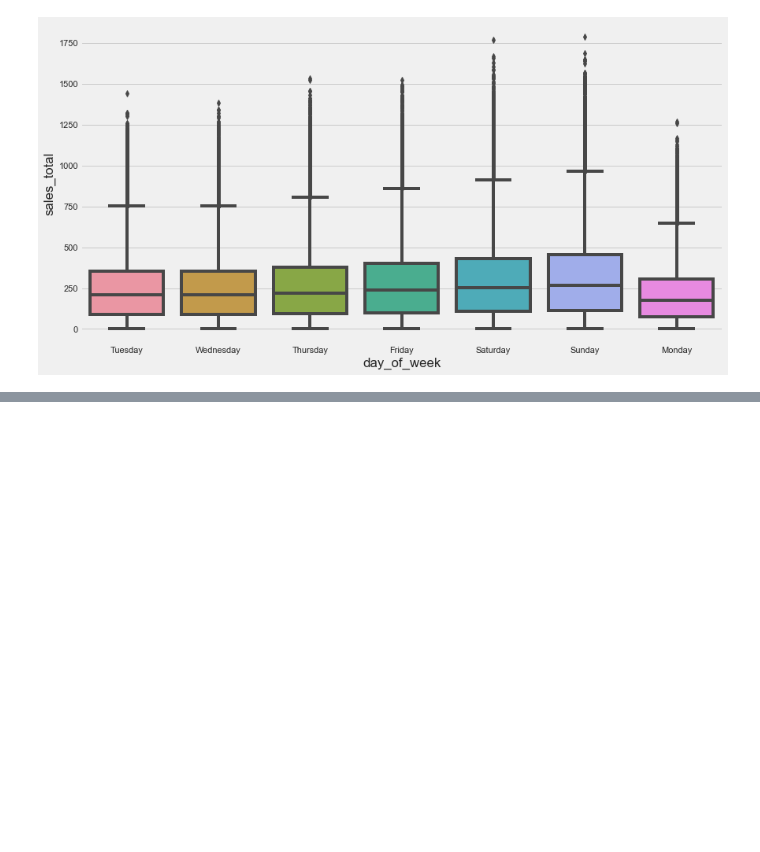
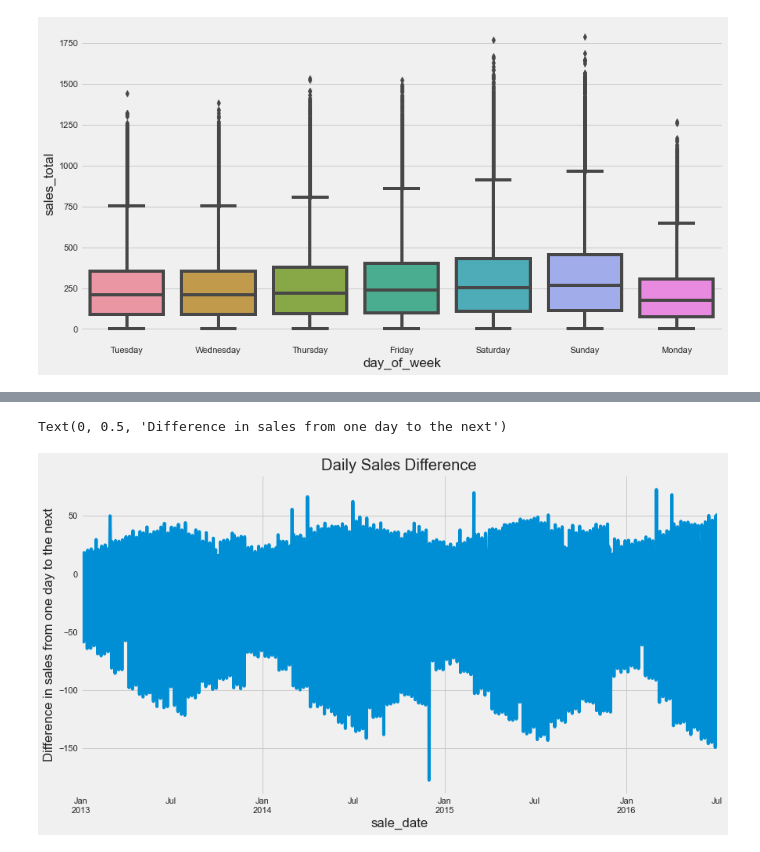
Before and after one commit to aliciag92/time-series-exercises, a Jupyter notebook: explore.ipynb, the cells around one changed output, grey strips where cells are left out. Cells and saved outputs as stored; diff of their text form; code cells hidden in the pictures; blank space fills up the shorter version.

```diff
--- a/explore.ipynb
+++ b/explore.ipynb
@@ -144,0 +175,10 @@ sns.boxplot(data = train, x = 'day_of_week', y = 'sales_total')
+# %%
+# Plot the daily difference.
+# Observe whether usage seems to vary drastically from day to day or has more of a smooth transition.
+
+y.diff().plot()
+plt.title('Daily Sales Difference')
+plt.ylabel('Difference in sales from one day to the next')
+# %% [output]
+Text(0, 0.5, 'Difference in sales from one day to the next')
+[figure, added]
```
Also changed, not shown: parts of 45 cells of this notebook.
